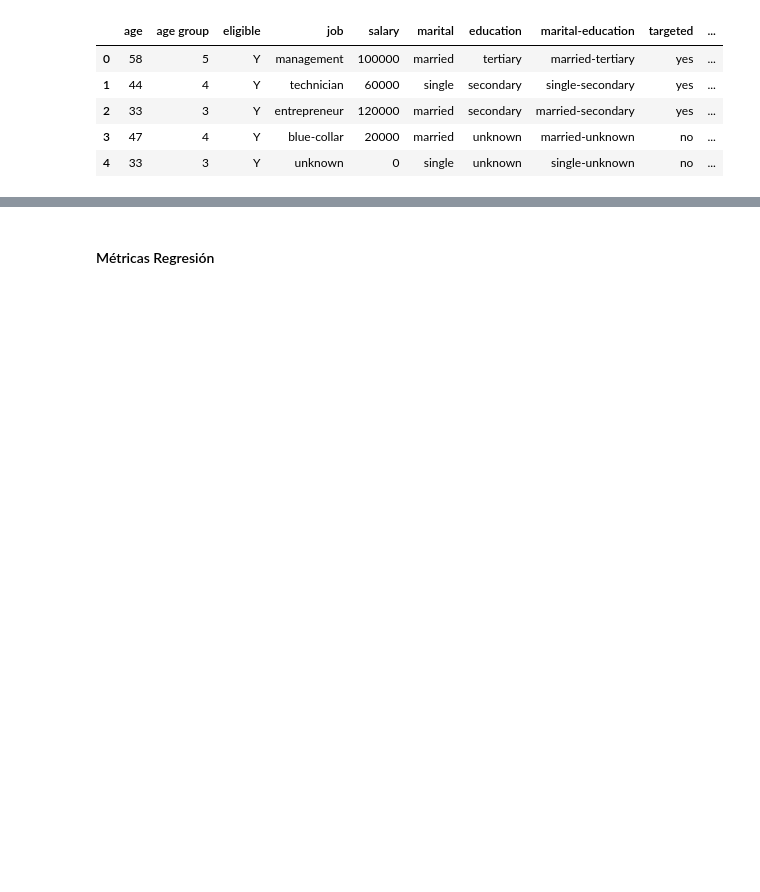
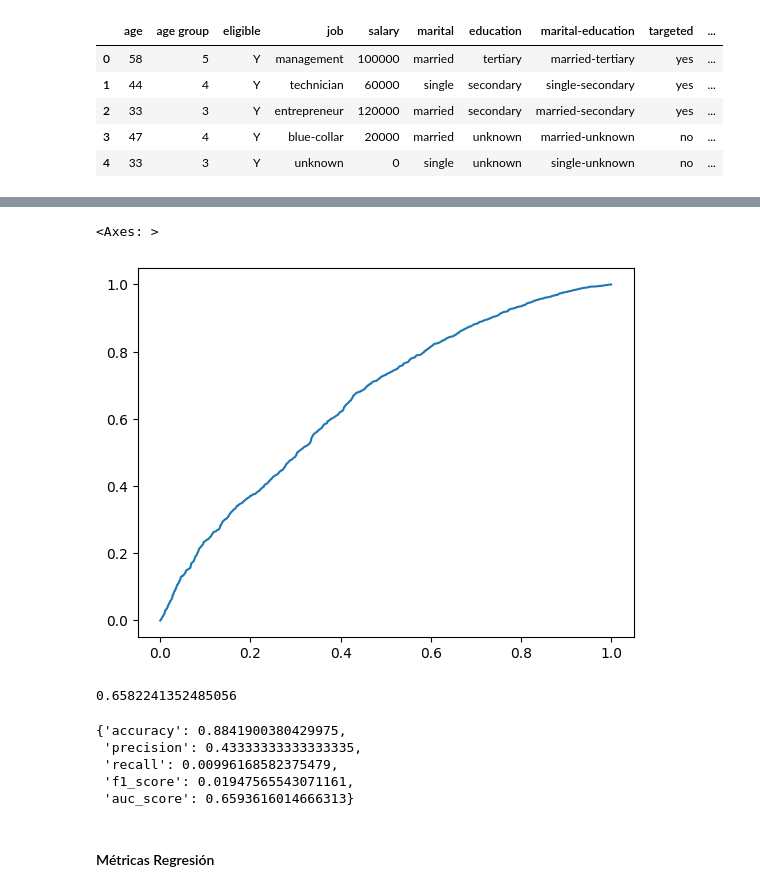
Before and after one commit to davidrodriguez2712/ml-3-modulo, a Jupyter notebook: notebooks/metricas.ipynb, the cells around one changed output, grey strips where cells are left out. Cells and saved outputs as stored; diff of their text form; code cells hidden in the pictures; blank space fills up the shorter version.

```diff
--- a/notebooks/metricas.ipynb
+++ b/notebooks/metricas.ipynb
@@ -20,0 +76,8 @@ bank_marketing_raw_data.head()
+# %%
+CLASSIFICATION_FEATURES = ['age', 'balance', 'salary']
+CLASSIFICATION_RESPONSE = "response"
+
+X = bank_marketing_raw_data[CLASSIFICATION_FEATURES]
+y = bank_marketing_raw_data[CLASSIFICATION_RESPONSE]
+
+X_train_clf, X_test_clf, y_train_clf, y_test_clf = train_test_split(X, y, random_state= 1, test_size = 0.25)
@@ -21,2 +89,36 @@ bank_marketing_raw_data.head()
+# %%
+predictions_gbt = classifier.predict(X_test_clf)
+probabilities_gbt = classifier.predict_proba(X_test_clf)
+# %%
+tpr, fpr, _ = roc_curve(y_true= y_train_clf, y_score= probabilities_gbt[:, 0], pos_label= 1)
+
+sns.lineplot(x = fpr, y= tpr)
+# %% [output]
+<Axes: >
+[figure, added]
+# %%
+auc(fpr, tpr)
+# %% [output]
+0.6582241352485056
+# %%
+def calculate_classification_metrics(y_real, predictions) -> dict:
+    """
+    Calcula métricas de clasificación
+    """
+    return {
+        'accuracy': accuracy_score(y_real, predictions),
+        'precision': precision_score(y_real, predictions),
+        'recall': recall_score(y_real, predictions),
+        'f1_score': f1_score(y_real, predictions),
+        'auc_score': roc_auc_score(predictions_gbt, y_real)
+    }
+
+calculate_classification_metrics(y_real= y_test, predictions= predictions_gbt)
+# %% [output]
+{'accuracy': 0.8841900380429975,
+ 'precision': 0.43333333333333335,
+ 'recall': 0.00996168582375479,
+ 'f1_score': 0.01947565543071161,
+ 'auc_score': 0.6593616014666313}
 # %% [markdown]
 #### Métricas Regresión
```
Also changed, not shown: parts of 41 cells of this notebook, 7 other files.
